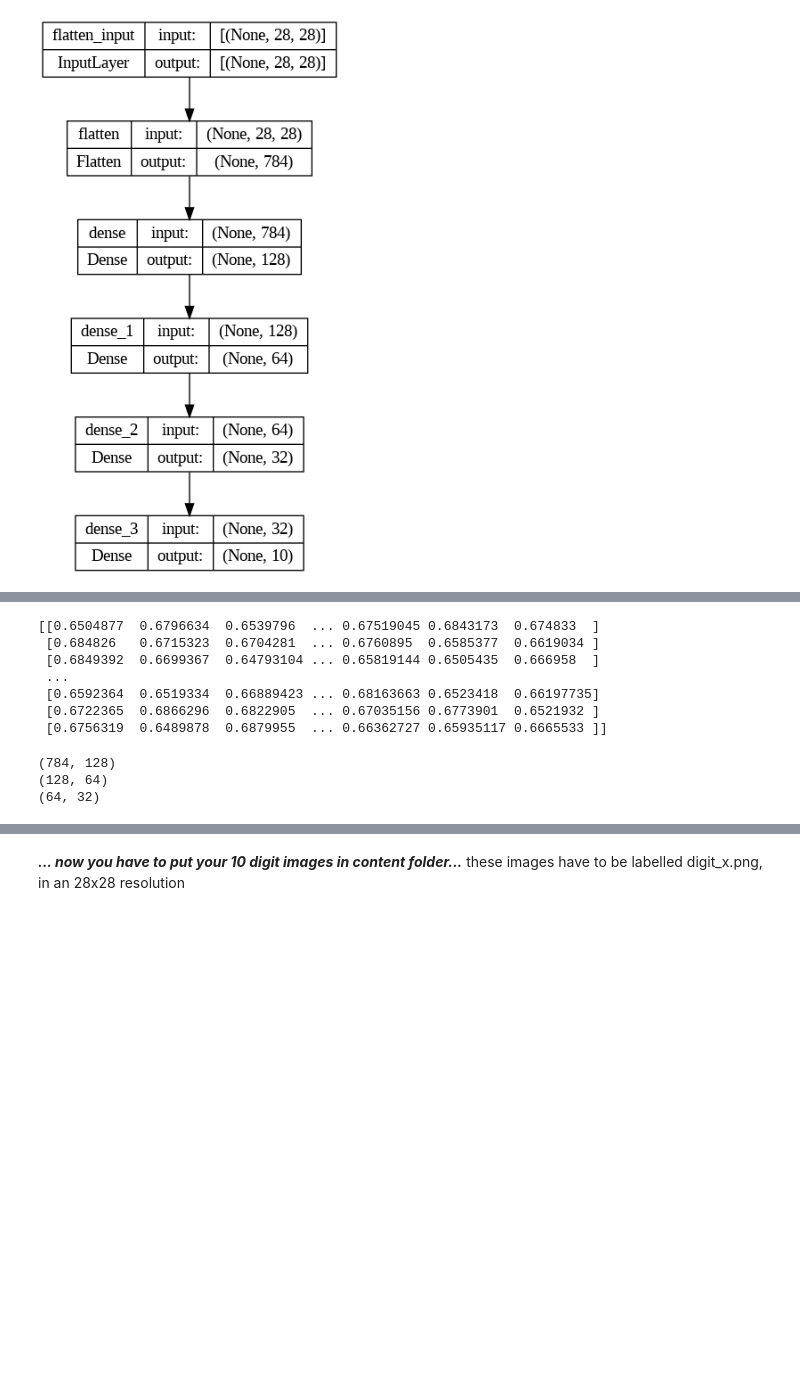
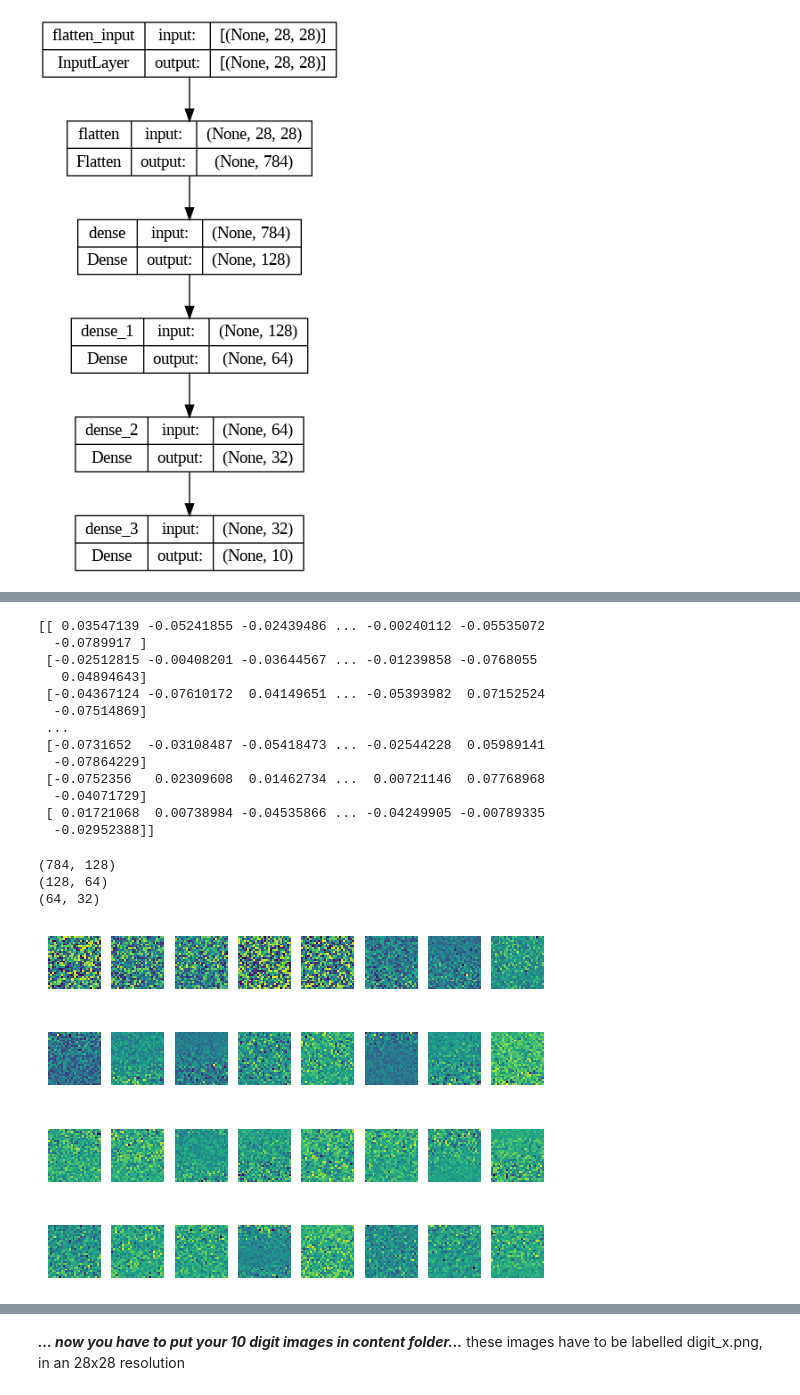
Before and after one commit to jmerceron/AI-Activity, a Jupyter notebook: Julien_MLP_Digits_Recognition_128x64x32.ipynb, the cells around one changed output, grey strips where cells are left out. Saved outputs shown, nothing was run; the diff lists cells and outputs as text; code cells hidden in the pictures; blank space fills up the shorter version.

```diff
--- a/Julien_MLP_Digits_Recognition_128x64x32.ipynb
+++ b/Julien_MLP_Digits_Recognition_128x64x32.ipynb
@@ -127,17 +127,23 @@ print(weights1)
 # cannot easily visualize filters lower down
 from matplotlib import pyplot
 # normalize weights values to 0-1 so we can visualize them
-f_min, f_max = weights1.min(), weights1.max()
-weights1 = (weights1 - f_min) / (f_max - f_min)
+#f_min, f_max = weights1.min(), weights1.max()
+#weights1 = (weights1 - f_min) / (f_max - f_min)
 print(weights1)
 # %% [output]
-[[0.6504877  0.6796634  0.6539796  ... 0.67519045 0.6843173  0.674833  ]
- [0.684826   0.6715323  0.6704281  ... 0.6760895  0.6585377  0.6619034 ]
- [0.6849392  0.6699367  0.64793104 ... 0.65819144 0.6505435  0.666958  ]
+[[ 0.03547139 -0.05241855 -0.02439486 ... -0.00240112 -0.05535072
+  -0.0789917 ]
+ [-0.02512815 -0.00408201 -0.03644567 ... -0.01239858 -0.0768055
+   0.04894643]
+ [-0.04367124 -0.07610172  0.04149651 ... -0.05393982  0.07152524
+  -0.07514869]
  ...
- [0.6592364  0.6519334  0.66889423 ... 0.68163663 0.6523418  0.66197735]
- [0.6722365  0.6866296  0.6822905  ... 0.67035156 0.6773901  0.6521932 ]
- [0.6756319  0.6489878  0.6879955  ... 0.66362727 0.65935117 0.6665533 ]]
+ [-0.0731652  -0.03108487 -0.05418473 ... -0.02544228  0.05989141
+  -0.07864229]
+ [-0.0752356   0.02309608  0.01462734 ...  0.00721146  0.07768968
+  -0.04071729]
+ [ 0.01721068  0.00738984 -0.04535866 ... -0.04249905 -0.00789335
+  -0.02952388]]
 # %%
 # Get the weights from the first Hidden layer
 print(weights1.shape)
@@ -151,5 +157,27 @@ print(weights3.shape)
 (784, 128)
 (128, 64)
 (64, 32)
+# %%
+# normalize weights values to 0-1 so we can visualize them
+#f_min, f_max = weights3.min(), weights3.max()
+#weights3 = (weights3 - f_min) / (f_max - f_min)
+
+# Check if the shape is compatible for reshaping
+if weights1.shape != (28 * 28, 128):
+    print("The shape of the weights array is not compatible for reshaping.")
+
+# Reshape weights into  images of 8 by 8
+weights1_images = weights1.reshape(-1, 28, 28)
+
+# Plot the weights
+fig, axes = plt.subplots(4, 8)
+for i, ax in enumerate(axes.flat):
+    ax.matshow(weights1_images[i], cmap='viridis')
+#    ax.matshow(weights3_images[i], cmap=plt.cm.gray, vmin=f_min, vmax=f_max)
+    ax.axis('off')
+
+plt.show()
+# %% [output]
+[figure, added]
 # %%
 # normalize weights values to 0-1 so we can visualize them
```
Also changed, not shown: parts of 5 cells of this notebook.
